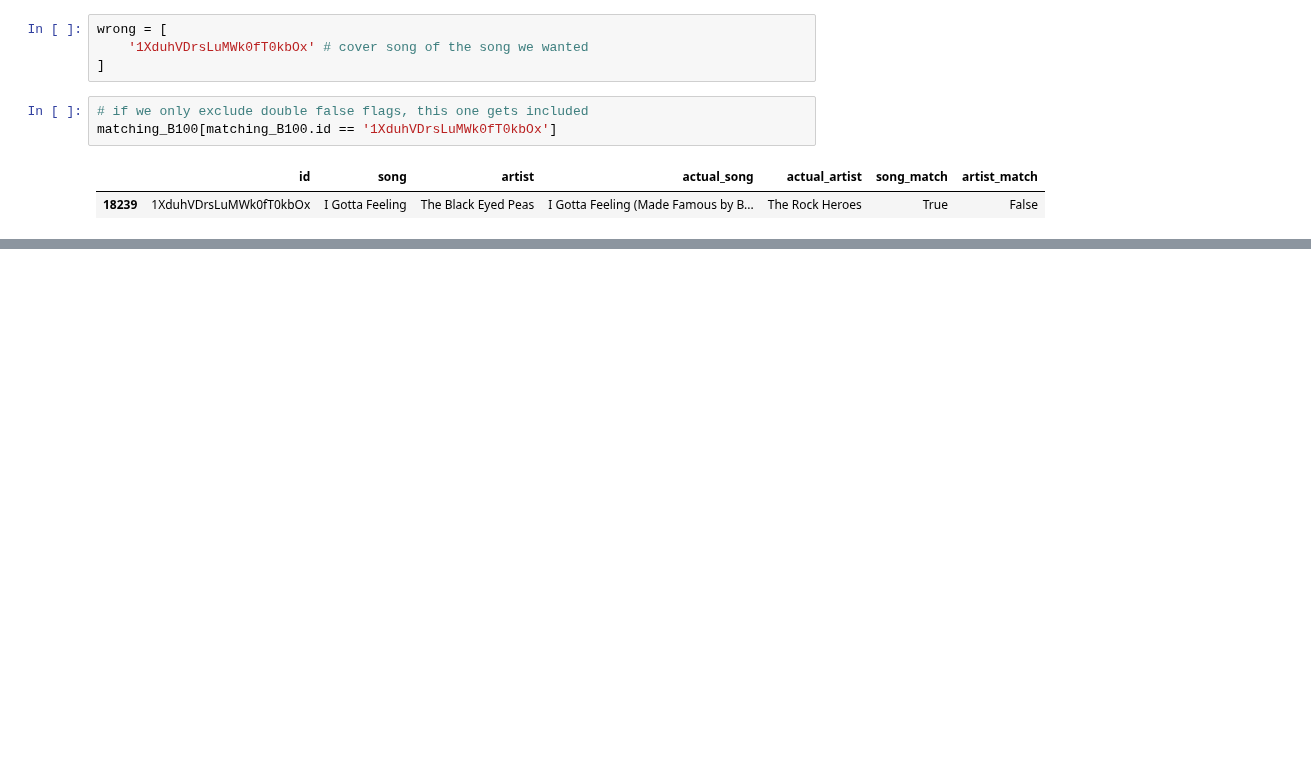
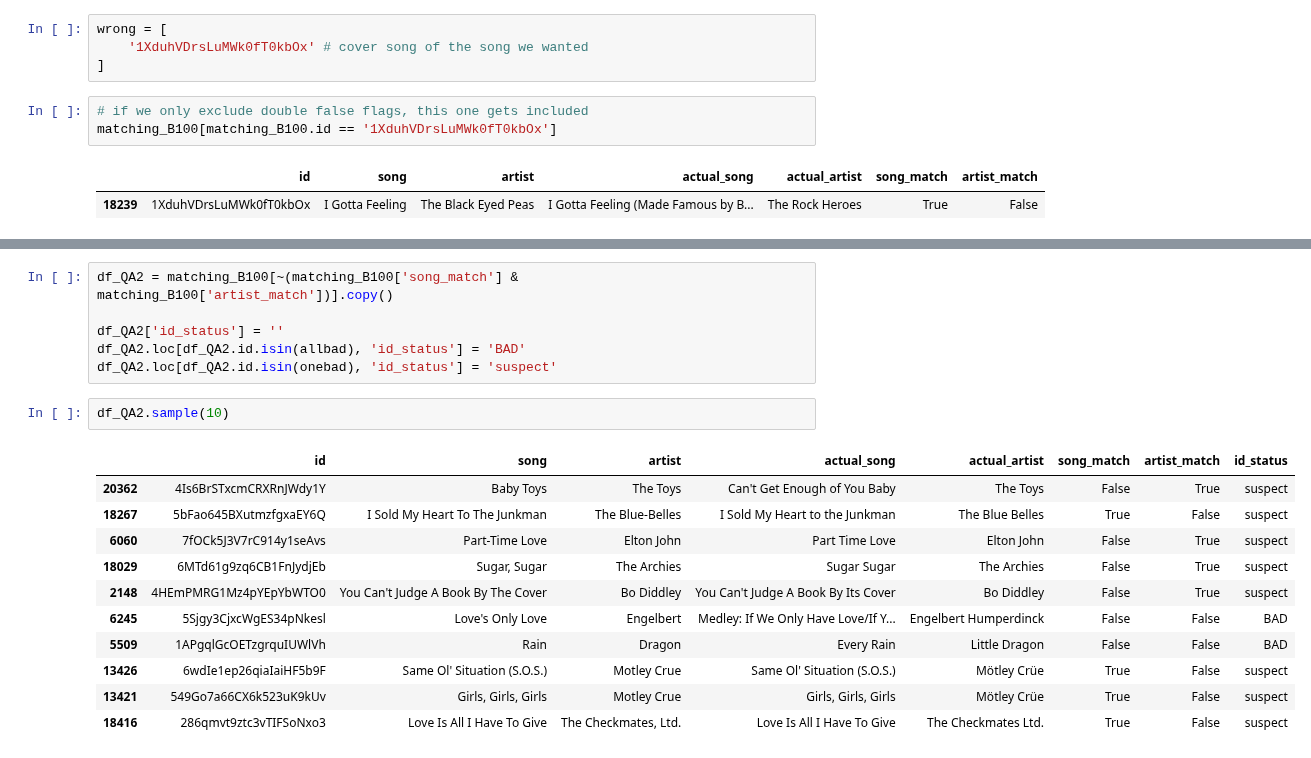
Before and after one commit to KevinCarr42/Billboard-100-Audio-Feature-Analytics, a Jupyter notebook: Kevin 820 4. Pre-Processing Outliers.ipynb, the cells around one changed output, grey strips where cells are left out. Saved outputs shown, nothing was run; the diff lists cells and outputs as text; blank space fills up the shorter version.

```diff
--- a/Kevin 820 4. Pre-Processing Outliers.ipynb
+++ b/Kevin 820 4. Pre-Processing Outliers.ipynb
@@ -660,0 +661,20 @@ len(onebad), len(allbad), len(onebad) + len(allbad)
+# %%
+df_QA2 = matching_B100[~(matching_B100['song_match'] & matching_B100['artist_match'])].copy()
+
+df_QA2['id_status'] = ''
+df_QA2.loc[df_QA2.id.isin(allbad), 'id_status'] = 'BAD'
+df_QA2.loc[df_QA2.id.isin(onebad), 'id_status'] = 'suspect'
+# %%
+df_QA2.sample(10)
+# %% [output]
+|  | id | song | artist | actual_song | actual_artist | song_match | artist_match | id_status |
+| 20362 | 4Is6BrSTxcmCRXRnJWdy1Y | Baby Toys | The Toys | Can't Get Enough of You Baby | The Toys | False | True | suspect |
+| 18267 | 5bFao645BXutmzfgxaEY6Q | I Sold My Heart To The Junkman | The Blue-Belles | I Sold My Heart to the Junkman | The Blue Belles | True | False | suspect |
+| 6060 | 7fOCk5J3V7rC914y1seAvs | Part-Time Love | Elton John | Part Time Love | Elton John | False | True | suspect |
+| 18029 | 6MTd61g9zq6CB1FnJydjEb | Sugar, Sugar | The Archies | Sugar Sugar | The Archies | False | True | suspect |
+| 2148 | 4HEmPMRG1Mz4pYEpYbWTO0 | You Can't Judge A Book By The Cover | Bo Diddley | You Can't Judge A Book By Its Cover | Bo Diddley | False | True | suspect |
+| 6245 | 5Sjgy3CjxcWgES34pNkesl | Love's Only Love | Engelbert | Medley: If We Only Have Love/If Y... | Engelbert Humperdinck | False | False | BAD |
+| 5509 | 1APgqlGcOETzgrquIUWlVh | Rain | Dragon | Every Rain | Little Dragon | False | False | BAD |
+| 13426 | 6wdIe1ep26qiaIaiHF5b9F | Same Ol' Situation (S.O.S.) | Motley Crue | Same Ol' Situation (S.O.S.) | Mötley Crüe | True | False | suspect |
+| 13421 | 549Go7a66CX6k523uK9kUv | Girls, Girls, Girls | Motley Crue | Girls, Girls, Girls | Mötley Crüe | True | False | suspect |
+| 18416 | 286qmvt9ztc3vTIFSoNxo3 | Love Is All I Have To Give | The Checkmates, Ltd. | Love Is All I Have To Give | The Checkmates Ltd. | True | False | suspect |
```
Also changed, not shown: parts of 14 cells of this notebook.
